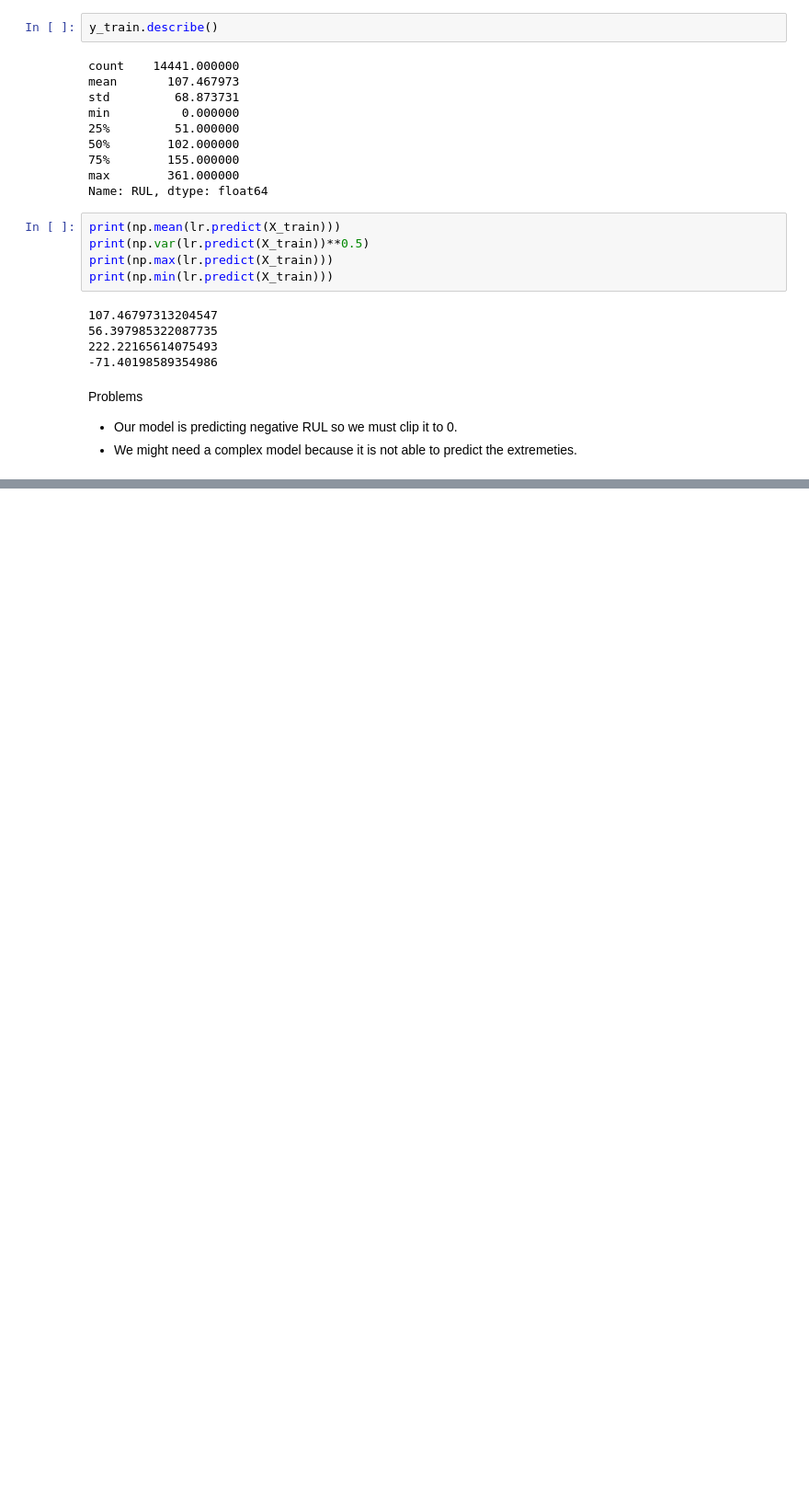
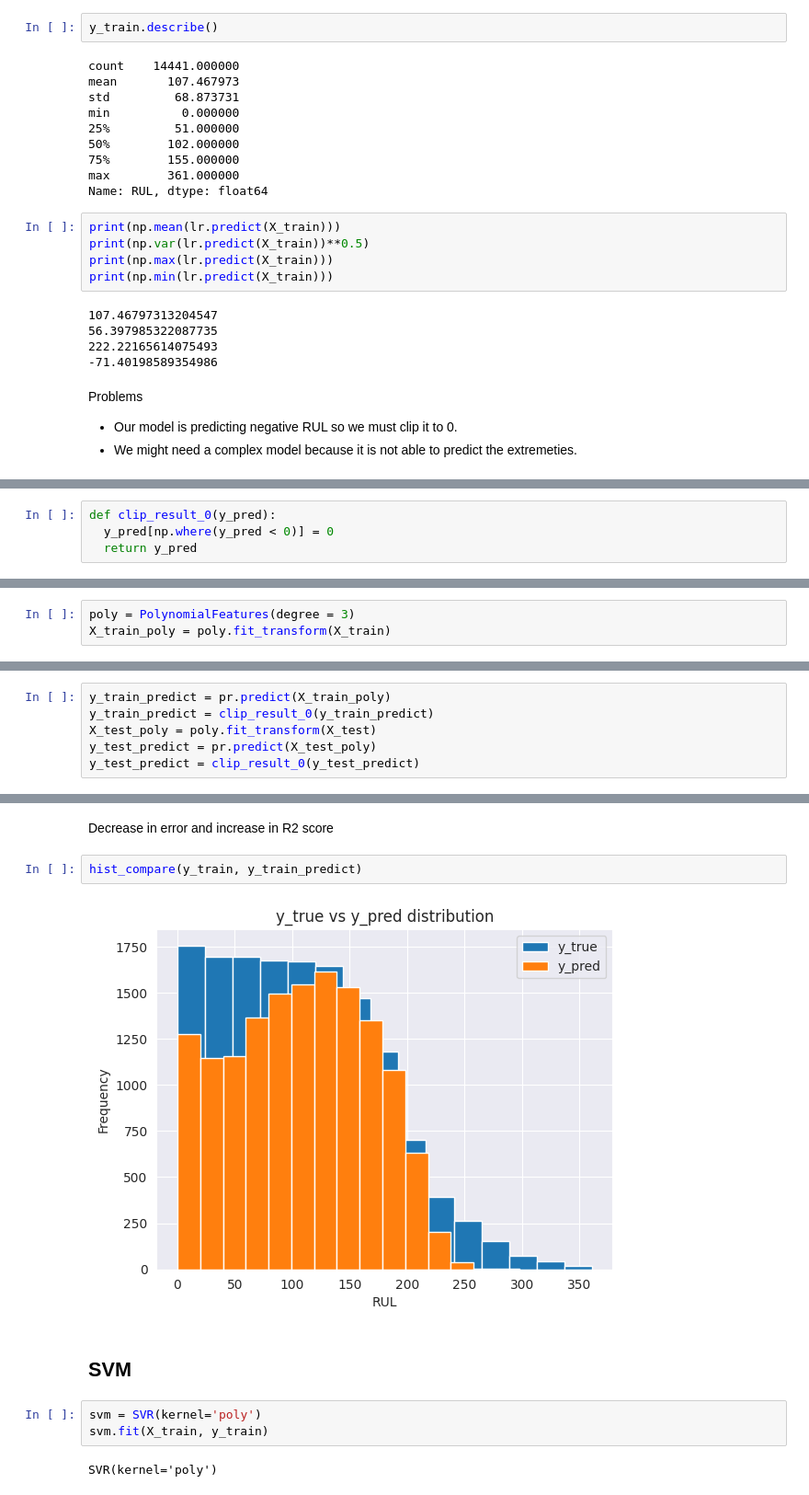
Before and after one commit to Dhairya-Arora01/predictiveMaintenance, a Jupyter notebook: Predictive_maintenance.ipynb, the cells around one changed output, grey strips where cells are left out. Shown at 92% size. Saved outputs shown, nothing was run; the diff lists cells and outputs as text; blank space fills up the shorter version.

```diff
--- a/Predictive_maintenance.ipynb
+++ b/Predictive_maintenance.ipynb
@@ -242,0 +284,4 @@ Problems
+# %%
+def clip_result_0(y_pred):
+  y_pred[np.where(y_pred < 0)] = 0
+  return y_pred
@@ -242,0 +290,3 @@ Problems
+# %%
+poly = PolynomialFeatures(degree = 3)
+X_train_poly = poly.fit_transform(X_train)
@@ -242,0 +298,6 @@ Problems
+# %%
+y_train_predict = pr.predict(X_train_poly)
+y_train_predict = clip_result_0(y_train_predict)
+X_test_poly = poly.fit_transform(X_test)
+y_test_predict = pr.predict(X_test_poly)
+y_test_predict = clip_result_0(y_test_predict)
@@ -242,0 +314,13 @@ Problems
+# %% [markdown]
+Decrease in error and increase in R2 score
+# %%
+hist_compare(y_train, y_train_predict)
+# %% [output]
+[figure, added]
+# %% [markdown]
+## SVM
+# %%
+svm = SVR(kernel='poly')
+svm.fit(X_train, y_train)
+# %% [output]
+SVR(kernel='poly')
```
Also changed, not shown: parts of 30 cells of this notebook.
